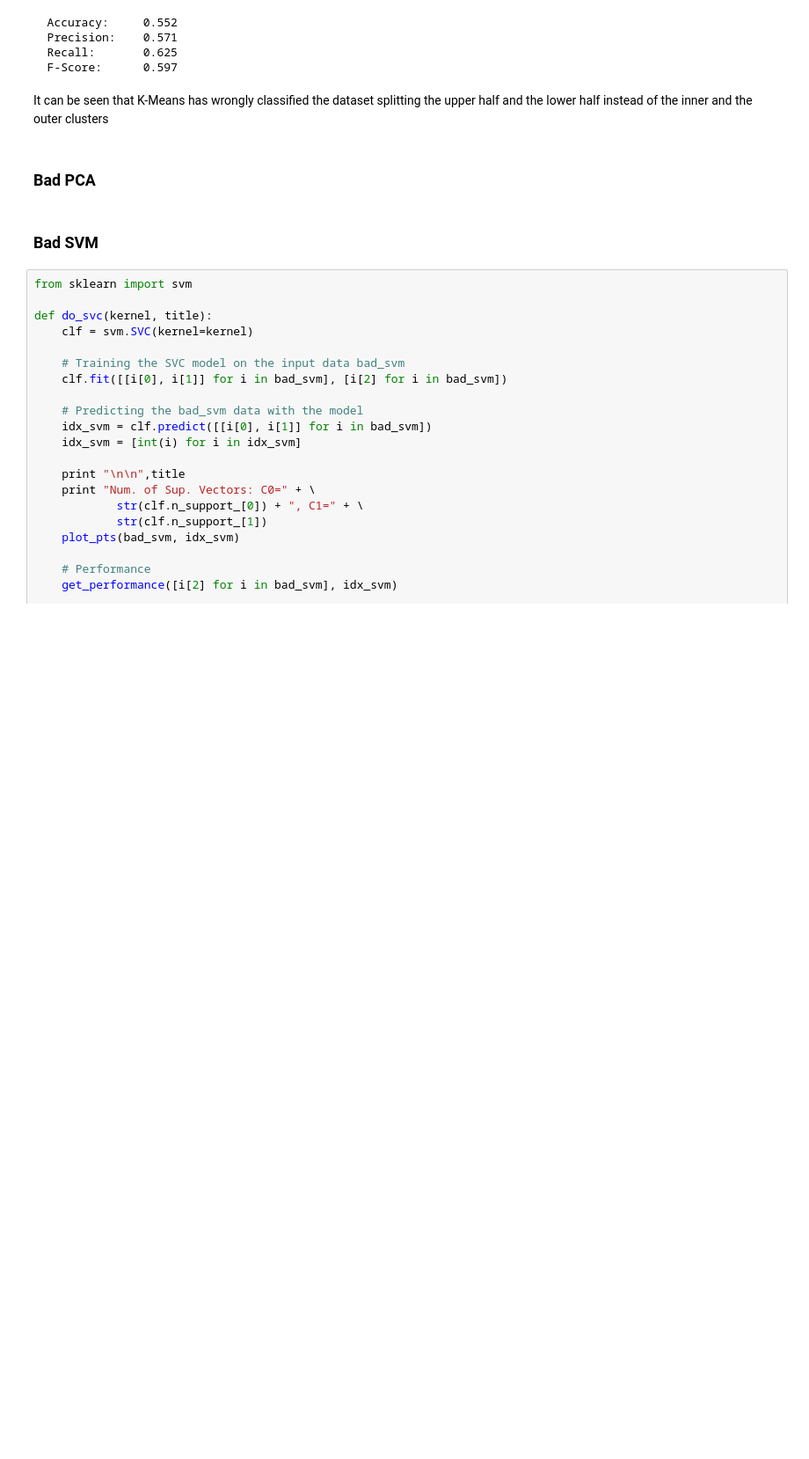
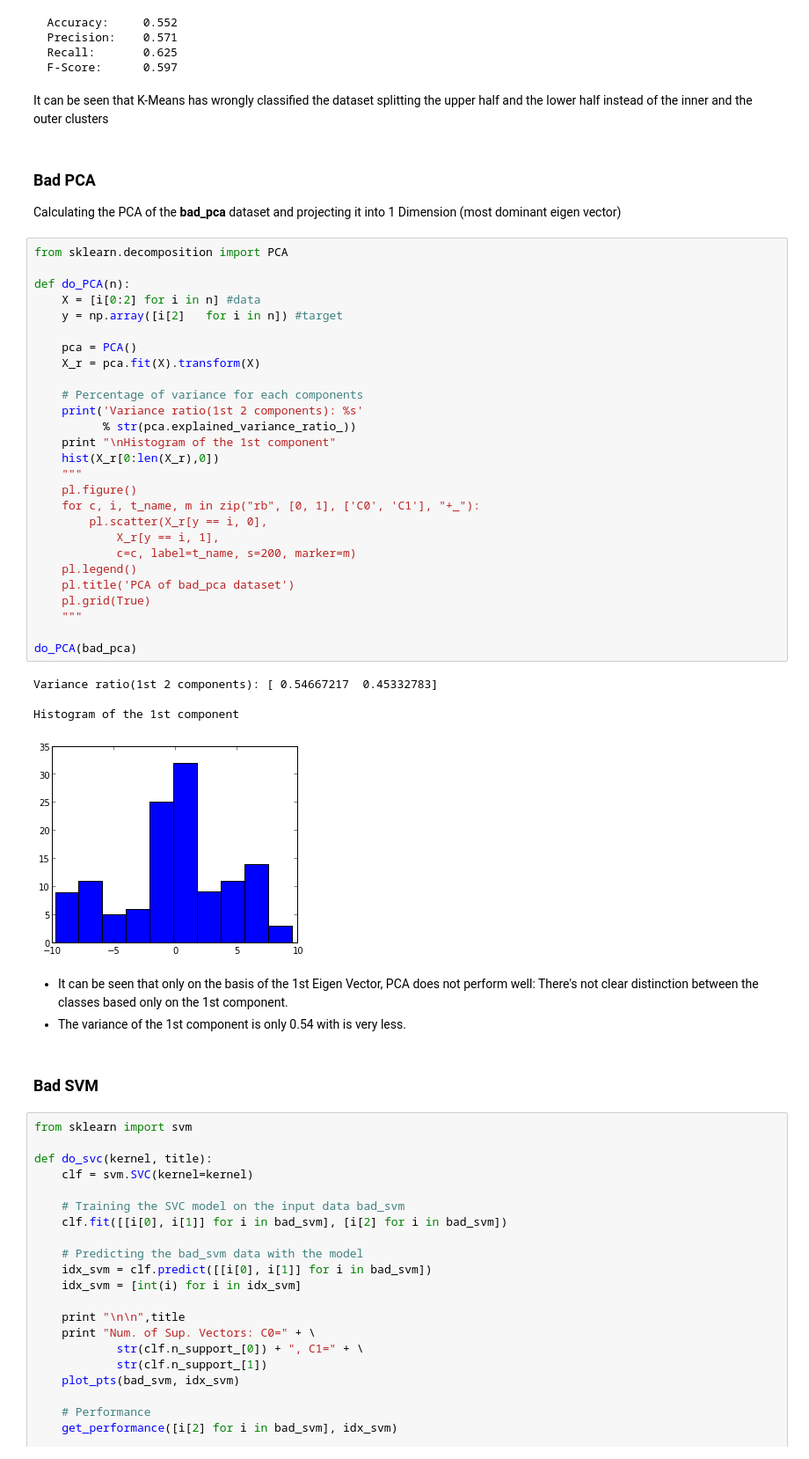
Before and after one commit to sagarjauhari/graph_mining, a Jupyter notebook: Graph Data Mining - L3.ipynb, the cells around one changed output. Shown at 88% size. Saved outputs shown, nothing was run; the diff lists cells and outputs as text; blank space fills up the shorter version.

```diff
--- a/Graph Data Mining - L3.ipynb
+++ b/Graph Data Mining - L3.ipynb
@@ -206,8 +207,44 @@ get_performance([i[2] for i in bad_kmeans], idx)
   F-Score:      0.597
 # %% [markdown]
 It can be seen that K-Means has wrongly classified the dataset splitting the upper half and the lower half instead of the inner and the outer clusters
-# %% [markdown]
-### Bad PCA
+# %% [markdown]
+### Bad PCA
+Calculating the PCA of the **bad_pca** dataset and projecting it into 1 Dimension (most dominant eigen vector)
+# %%
+from sklearn.decomposition import PCA
+
+def do_PCA(n):
+    X = [i[0:2] for i in n] #data
+    y = np.array([i[2]   for i in n]) #target
+
+    pca = PCA()
+    X_r = pca.fit(X).transform(X)
+
+    # Percentage of variance for each components
+    print('Variance ratio(1st 2 components): %s'
+          % str(pca.explained_variance_ratio_))
+    print "\nHistogram of the 1st component"
+    hist(X_r[0:len(X_r),0])
+    """
+    pl.figure()
+    for c, i, t_name, m in zip("rb", [0, 1], ['C0', 'C1'], "+_"):
+        pl.scatter(X_r[y == i, 0],
+            X_r[y == i, 1],
+            c=c, label=t_name, s=200, marker=m)
+    pl.legend()
+    pl.title('PCA of bad_pca dataset')
+    pl.grid(True)
+    """
+
+do_PCA(bad_pca)
+# %% [output]
+Variance ratio(1st 2 components): [ 0.54667217  0.45332783]
+
+Histogram of the 1st component
+[figure, added]
+# %% [markdown]
+- It can be seen that only on the basis of the 1st Eigen Vector, PCA does not perform well: There's not clear distinction between the classes based only on the 1st component.
+- The variance of the 1st component is only 0.54 with is very less.
 # %% [markdown]
 ### Bad SVM
 # %%
```
Also changed, not shown: parts of 6 cells of this notebook.
